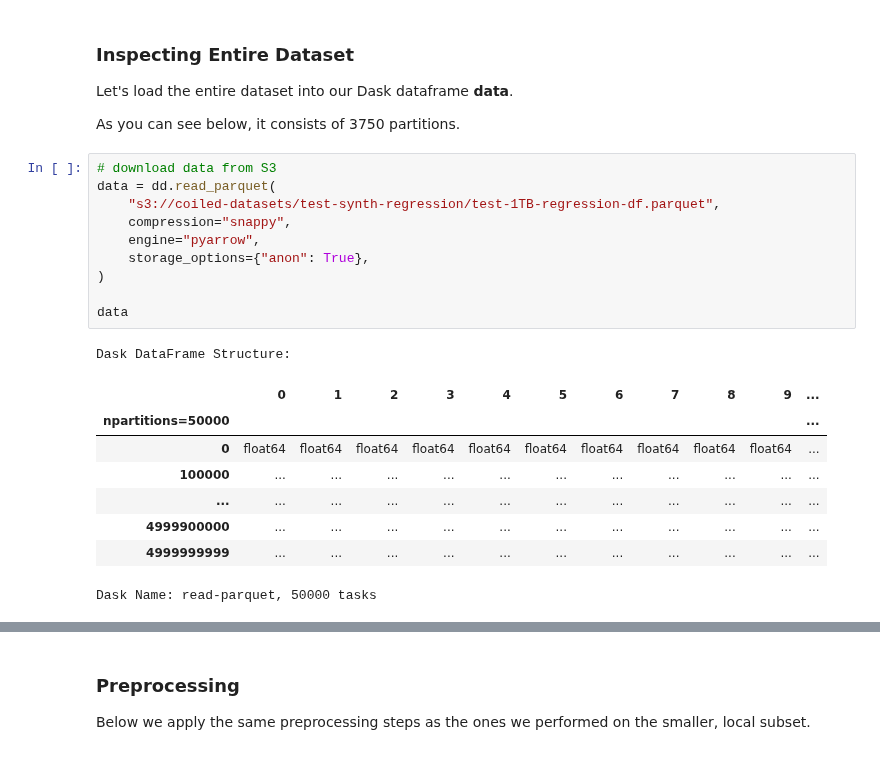
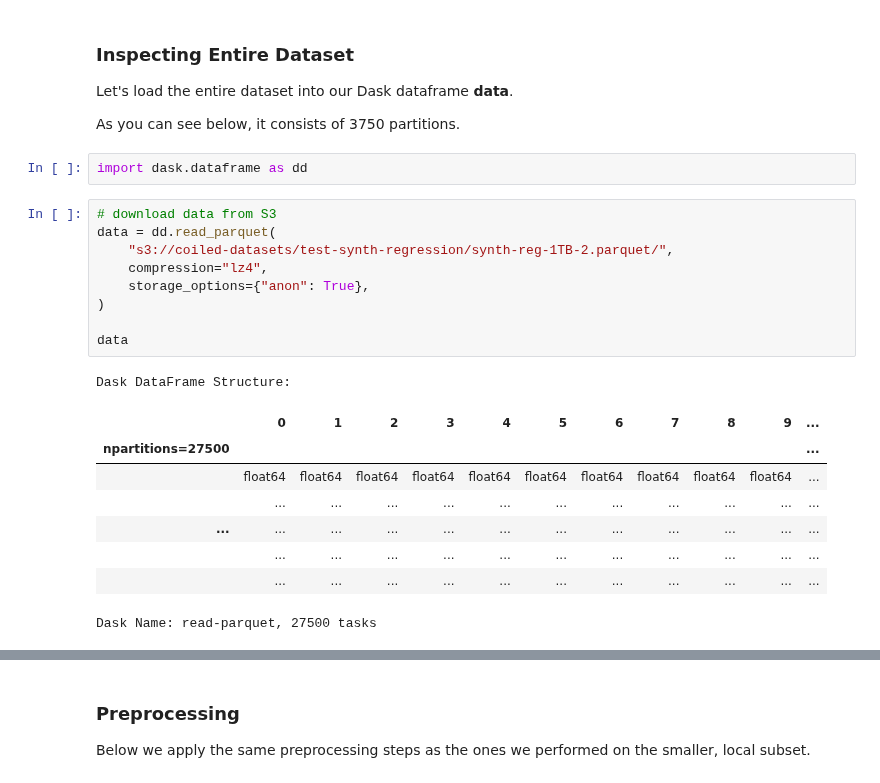
Before and after one commit to coiled/coiled-resources, a Jupyter notebook: xgboost-with-coiled/coiled-xgboost-synth.ipynb, the cells around one changed output, grey strips where cells are left out. Cells and saved outputs as stored; diff of their text form.

```diff
--- a/xgboost-with-coiled/coiled-xgboost-synth.ipynb
+++ b/xgboost-with-coiled/coiled-xgboost-synth.ipynb
@@ -338,26 +365,27 @@ client
 Let's load the entire dataset into our Dask dataframe **data**.
 
 As you can see below, it consists of 3750 partitions.
+# %%
+import dask.dataframe as dd
 # %%
 # download data from S3
 data = dd.read_parquet(
-    "s3://coiled-datasets/test-synth-regression/test-1TB-regression-df.parquet",
-    compression="snappy",
-    engine="pyarrow",
+    "s3://coiled-datasets/test-synth-regression/synth-reg-1TB-2.parquet/",
+    compression="lz4",
     storage_options={"anon": True},
 )
 
 data
 # %% [output]
 Dask DataFrame Structure:
 |  | 0 | 1 | 2 | 3 | 4 | 5 | 6 | 7 | 8 | 9 | ... |
-| npartitions=50000 |  |  |  |  |  |  |  |  |  |  | ... |
-| 0 | float64 | float64 | float64 | float64 | float64 | float64 | float64 | float64 | float64 | float64 | ... |
-| 100000 | ... | ... | ... | ... | ... | ... | ... | ... | ... | ... | ... |
+| npartitions=27500 |  |  |  |  |  |  |  |  |  |  | ... |
+|  | float64 | float64 | float64 | float64 | float64 | float64 | float64 | float64 | float64 | float64 | ... |
+|  | ... | ... | ... | ... | ... | ... | ... | ... | ... | ... | ... |
 | ... | ... | ... | ... | ... | ... | ... | ... | ... | ... | ... | ... |
-| 4999900000 | ... | ... | ... | ... | ... | ... | ... | ... | ... | ... | ... |
-| 4999999999 | ... | ... | ... | ... | ... | ... | ... | ... | ... | ... | ... |
+|  | ... | ... | ... | ... | ... | ... | ... | ... | ... | ... | ... |
+|  | ... | ... | ... | ... | ... | ... | ... | ... | ... | ... | ... |
-Dask Name: read-parquet, 50000 tasks
+Dask Name: read-parquet, 27500 tasks
 # %%
 data.head()
 # %% [output]
```
Also changed, not shown: parts of 24 cells of this notebook.
